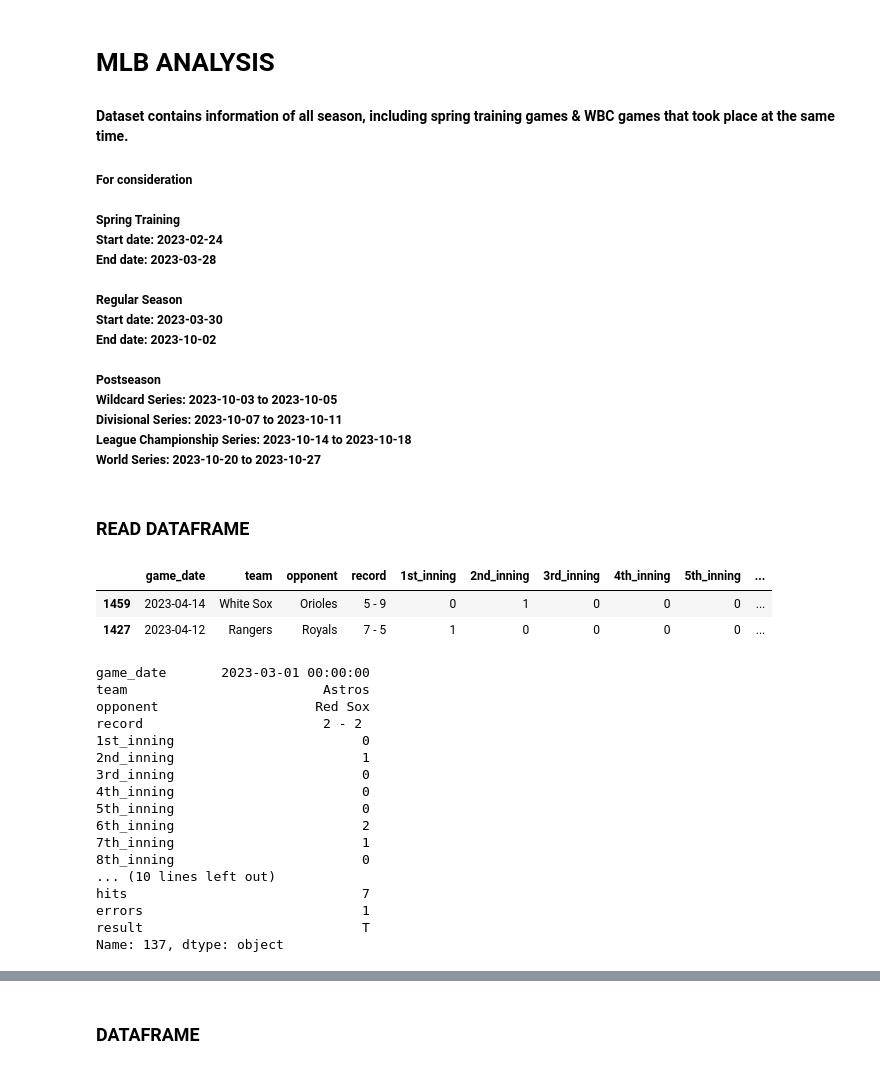
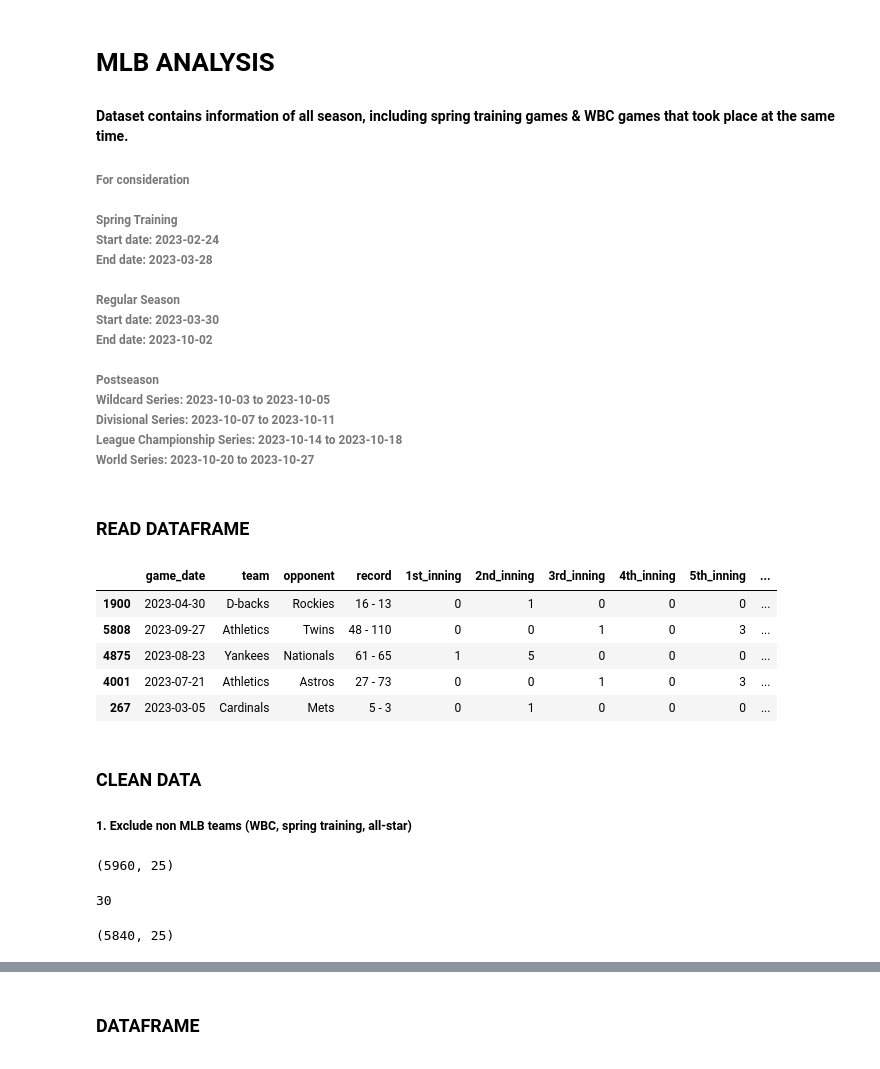
Before and after one commit to ed04rdo/MLB-webscraper, a Jupyter notebook: src/analysis.ipynb, the cells around one changed output, grey strips where cells are left out. Saved outputs shown, nothing was run; the diff lists cells and outputs as text; code cells hidden in the pictures.

Commit message:
output files renaming, dataset cleaning for analysis

```diff
--- a/src/analysis.ipynb
+++ b/src/analysis.ipynb
@@ -3,7 +3,7 @@
 
 <h4>Dataset contains information of all season, including spring training games & WBC games that took place at the same time.</h4>
 
-<h5>For consideration<br>
+<h6>For consideration<br>
 <br>
 <b>Spring Training</b><br>
 Start date: 2023-02-24<br>
@@ -17,41 +17,50 @@ End date: 2023-10-02<br>
 Wildcard Series: 2023-10-03 to 2023-10-05<br>
 Divisional Series: 2023-10-07 to 2023-10-11<br>
 League Championship Series: 2023-10-14 to 2023-10-18<br>
-World Series: 2023-10-20 to 2023-10-27</h5>
+World Series: 2023-10-20 to 2023-10-27</h6>
 # %%
 import pandas as pd
 from os import getcwd
 pd.set_option("display.max_columns",None)
+pd.set_option("display.max_rows",None)
 # %% [markdown]
 <h3>READ DATAFRAME</h3>
 # %%
 path = getcwd()
 df = pd.read_csv(path+'/../output/results_df.csv', parse_dates=['game_date'])
 season_up_to_date_DF = pd.read_csv(path+'/../output/multi_date_results_df.csv',parse_dates=['game_date'])
+
+season_up_to_date_DF.sample(5)
+# %% [output]
+|  | game_date | team | opponent | record | 1st_inning | 2nd_inning | 3rd_inning | 4th_inning | 5th_inning | ... |
+| 1900 | 2023-04-30 | D-backs | Rockies | 16 - 13 | 0 | 1 | 0 | 0 | 0 | ... |
+| 5808 | 2023-09-27 | Athletics | Twins | 48 - 110 | 0 | 0 | 1 | 0 | 3 | ... |
+| 4875 | 2023-08-23 | Yankees | Nationals | 61 - 65 | 1 | 5 | 0 | 0 | 0 | ... |
+| 4001 | 2023-07-21 | Athletics | Astros | 27 - 73 | 0 | 0 | 1 | 0 | 3 | ... |
+| 267 | 2023-03-05 | Cardinals | Mets | 5 - 3 | 0 | 1 | 0 | 0 | 0 | ... |
+# %% [markdown]
+<h3>CLEAN DATA</h3>
+<h5>1. Exclude non MLB teams (WBC, spring training, all-star)</h5>
 # %%
 season_up_to_date_DF.shape
-season_up_to_date_DF.sample(2)
 # %% [output]
-|  | game_date | team | opponent | record | 1st_inning | 2nd_inning | 3rd_inning | 4th_inning | 5th_inning | ... |
-| 1459 | 2023-04-14 | White Sox | Orioles | 5 - 9 | 0 | 1 | 0 | 0 | 0 | ... |
-| 1427 | 2023-04-12 | Rangers | Royals | 7 - 5 | 1 | 0 | 0 | 0 | 0 | ... |
+(5960, 25)
-# %%
-season_up_to_date_DF.iloc[137]
-# %% [output]
-game_date       2023-03-01 00:00:00
-team                         Astros
-opponent                    Red Sox
-record                       2 - 2
-1st_inning                        0
-2nd_inning                        1
-3rd_inning                        0
-4th_inning                        0
-5th_inning                        0
-6th_inning                        2
-7th_inning                        1
-8th_inning                        0
-... (10 lines left out)
-hits                              7
-errors                            1
-result                            T
-Name: 137, dtype: object
+# %%
+mlb_teams = sorted(season_up_to_date_DF['team'].unique().tolist())
+not_mlb_teams = ['AL All-Stars','Australia','Canada','China','Chinese Taipei','Colombia','Cuba','Czech Republic',
+                 'Dominican Rep.','Great Britain','Huskies','Israel','Italy','Japan','Korea','Mexico',
+                 'Mountaineers', 'NL All-Stars', 'Netherlands','Nicaragua','Panama','Puerto Rico','Space Cowboys',
+                 'United States','Venezuela']
+
+for team in not_mlb_teams:
+    mlb_teams.remove(team)
+
+len(mlb_teams)
+# %% [output]
+30
+# %%
+season_up_to_date_DF = season_up_to_date_DF.drop(
+    season_up_to_date_DF[(season_up_to_date_DF['team'].isin(not_mlb_teams))].index)
+season_up_to_date_DF.shape
+# %% [output]
+(5840, 25)
```
Also changed, not shown: parts of 17 cells of this notebook, 2 other files.
